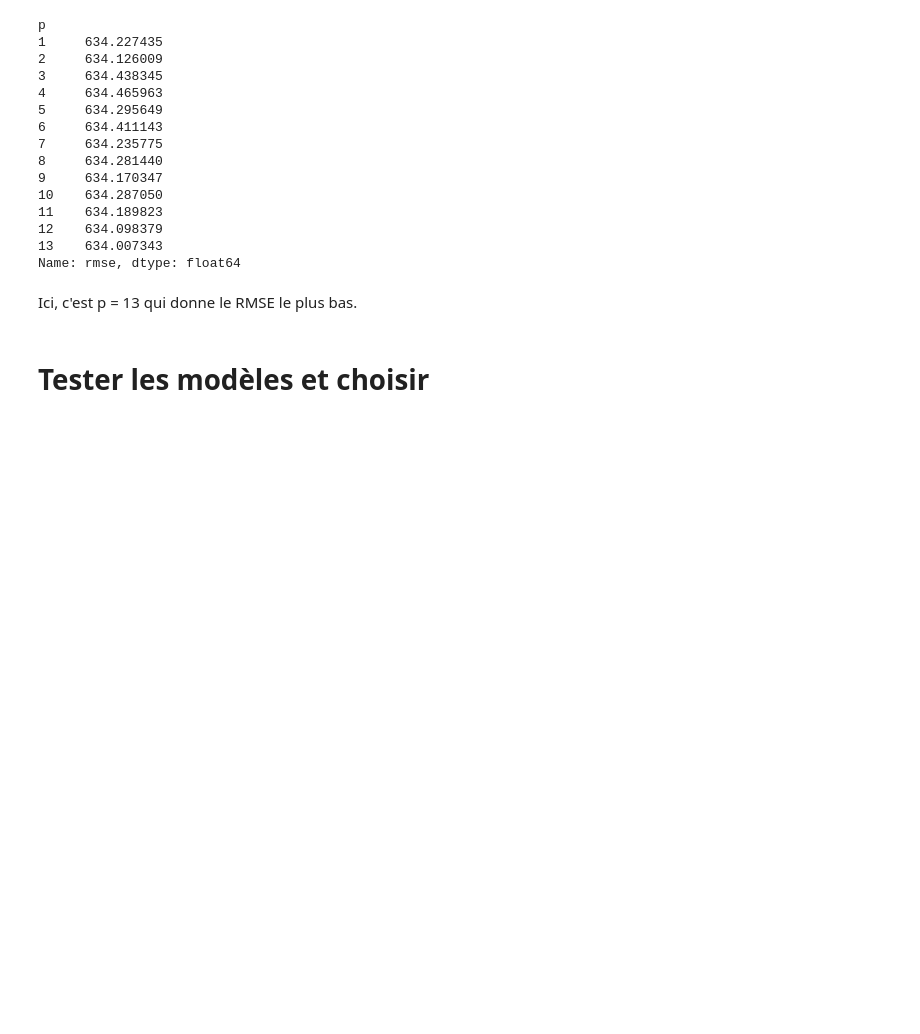
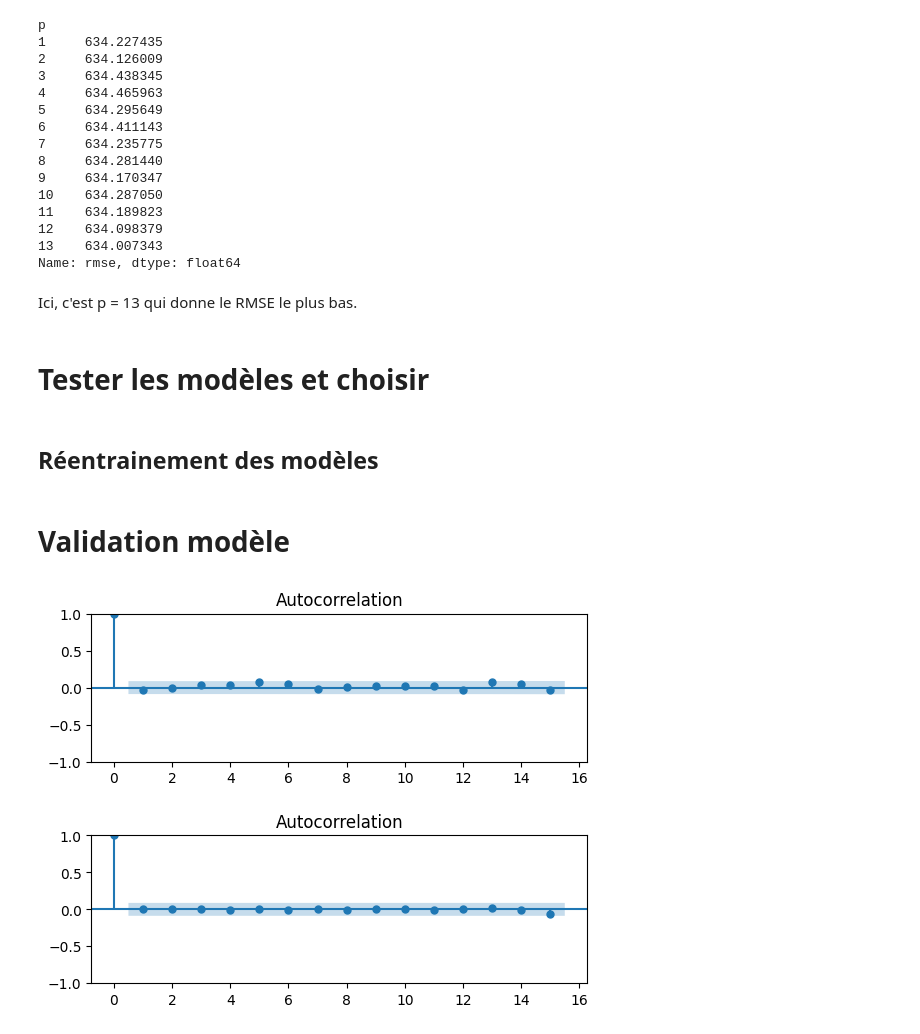
Before and after one commit to MitaDataAI/Time-Series-fundamentals, a Jupyter notebook: 2_traffic_internet_final.ipynb, the cells around one changed output. Saved outputs shown, nothing was run; the diff lists cells and outputs as text; code cells hidden in the pictures; blank space fills up the shorter version.

Commit message:
Entrainer AR avec AIC, BIC, RMSE, valider les modèles, tester et choisir le modèle

```diff
--- a/2_traffic_internet_final.ipynb
+++ b/2_traffic_internet_final.ipynb
@@ -125,7 +125,7 @@ Ces résultats justifient l'utilisation des modèles auto-régressifs. Pour AR(p
 # ============================================
 y = pd.Series(ts_series, dtype = float).dropna()
 n = len(y)
-h = int(0.2 * n)
+h = int(0.7 * n)
 y_train, y_test = y[:h], y[h:]
 idx_train, idx_test = y_train.index, y_test.index
 pmax = 7
@@ -243,3 +243,33 @@ Name: rmse, dtype: float64
 Ici, c'est p = 13 qui donne le RMSE le plus bas.
 # %% [markdown]
 # Tester les modèles et choisir
+# %% [markdown]
+## Réentrainement des modèles
+# %%
+# AIC et BIC
+mod_ar_aic_bic = ARIMA(endog = y_train, order = (1,0,0))
+res_ar_aic_bic = mod_ar_aic_bic.fit()
+# %%
+# backtesting
+mod_ar_rmse = ARIMA(endog=y_train, order = (13,0,0))
+res_ar_rmse = mod_ar_rmse.fit()
+# %% [markdown]
+# Validation modèle
+# %%
+# Analyse de residu
+ar_resid_aic = res_ar_aic_bic.resid
+ar_resid_rmse = res_ar_rmse.resid
+# %%
+fig = plt.figure()
+
+ax1 = fig.add_subplot(2,1,1)
+plot_acf(ar_resid_aic, lags = 15 , ax=ax1)
+
+ax2 = fig.add_subplot(2,1,2)
+plot_acf(ar_resid_rmse, lags = 15, ax=ax2)
+
+plt.subplots_adjust(hspace=0.5)
+
+plt.show()
+# %% [output]
+[figure, added]
```
Also changed, not shown: parts of 15 cells of this notebook.
